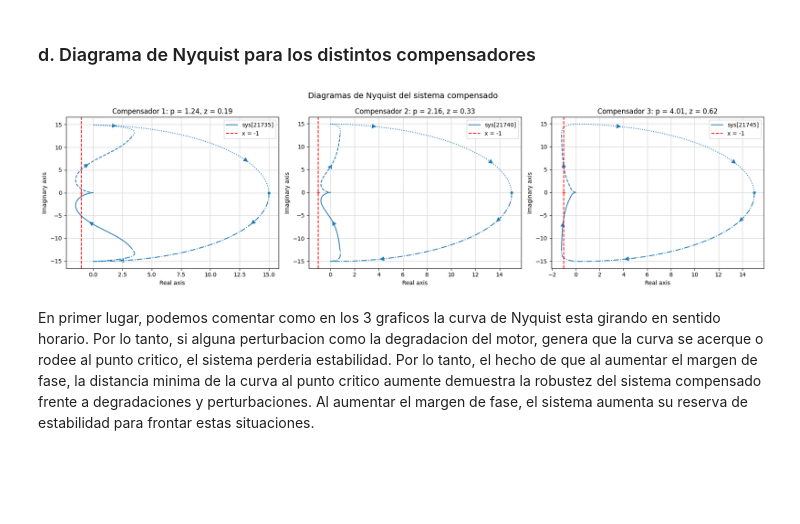
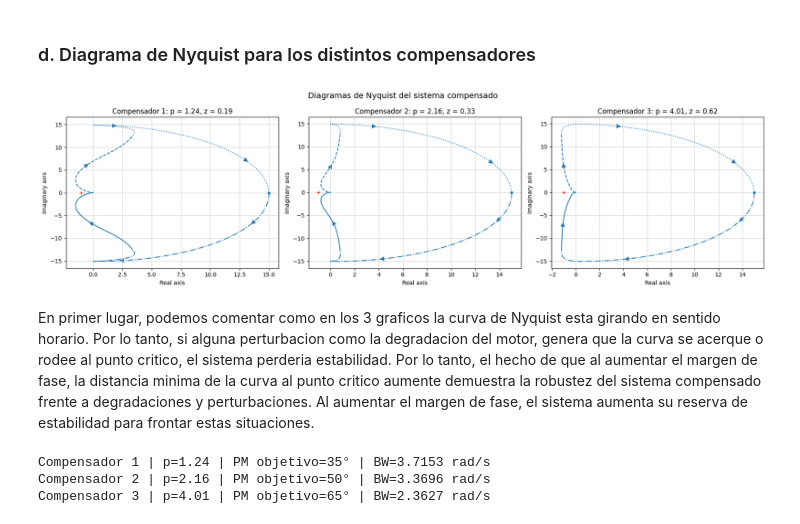
Before and after one commit to LucioLuque/Control-TP1, a Jupyter notebook: parte2.ipynb, the cells around one changed output. Saved outputs shown, nothing was run; the diff lists cells and outputs as text; code cells hidden in the pictures; blank space fills up the shorter version.

Commit message:
Latex generado.

```diff
--- a/parte2.ipynb
+++ b/parte2.ipynb
@@ -325,21 +332,38 @@ Se observa una reducción del $t_s$ a medida que aumenta el margen de fase. Asim
 # %%
 fig, axes = plt.subplots(1, 3, figsize=(18, 5))
 
 for i, (lead_tf, ax) in enumerate(zip(compensadores, axes)):
     G_compensated = G * lead_tf
     p = poles[i]
     z = alpha * p
 
     ctrl.nyquist_plot(G_compensated, ax=ax)
     ax.set_title(f'Compensador {i + 1}: p = {p:.2f}, z = {z:.2f}')
     ax.grid(True)
-    ax.axvline(x=-1, color='red', linestyle='--', linewidth=1.5, label='x = -1')
-    ax.legend()
 
 fig.suptitle('Diagramas de Nyquist del sistema compensado', fontsize=14)
 plt.tight_layout()
+fig.savefig('Latex/figures/ej2_nyquist_compensated.png', dpi=150, bbox_inches='tight')
 plt.show()
 # %% [output]
-[figure, old version]
+[figure, new version]
 # %% [markdown]
 En primer lugar, podemos comentar como en los 3 graficos la curva de Nyquist esta girando en sentido horario. Por lo tanto, si alguna perturbacion como la degradacion del motor, genera que la curva se acerque o rodee al punto critico, el sistema perderia estabilidad. Por lo tanto, el hecho de que al aumentar el margen de fase, la distancia minima de la curva al punto critico aumente demuestra la robustez del sistema compensado frente a degradaciones y perturbaciones. Al aumentar el margen de fase, el sistema aumenta su reserva de estabilidad para frontar estas situaciones.
+# %%
+# ### e. Ancho de banda de los sistemas compensados
+
+bandwidths = []
+closed_loops = []
+
+for i, lead_tf in enumerate(compensadores):
+    T = ctrl.feedback(G * lead_tf, 1)   # lazo cerrado
+    closed_loops.append(T)
+
+    bw = T.bandwidth()   # rad/s
+    bandwidths.append(bw)
+
+    print(f'Compensador {i+1} | p={poles[i]:.2f} | PM objetivo={target_margins[i]}° | BW={bw:.4f} rad/s')
+# %% [output]
+Compensador 1 | p=1.24 | PM objetivo=35° | BW=3.7153 rad/s
+Compensador 2 | p=2.16 | PM objetivo=50° | BW=3.3696 rad/s
+Compensador 3 | p=4.01 | PM objetivo=65° | BW=2.3627 rad/s
```
Also changed, not shown: parts of 7 cells of this notebook, 16 other files.
